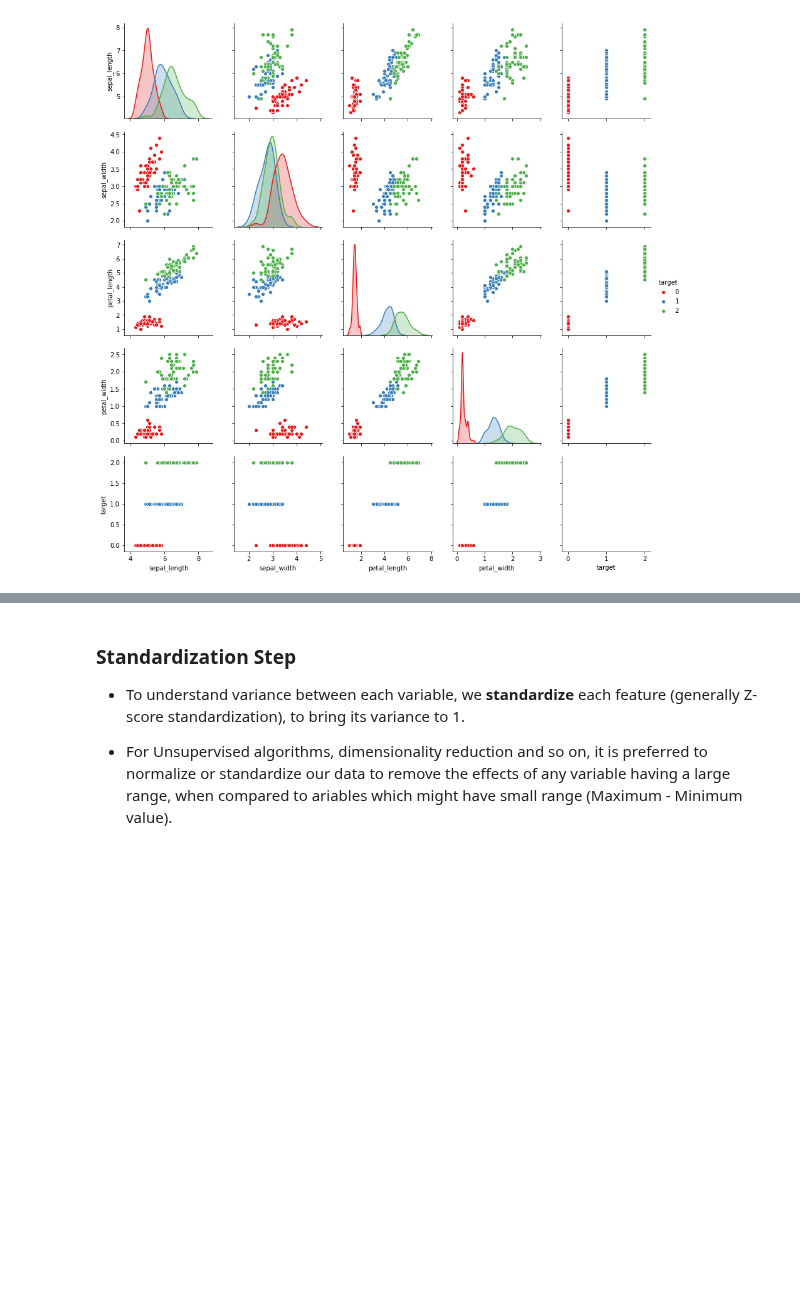
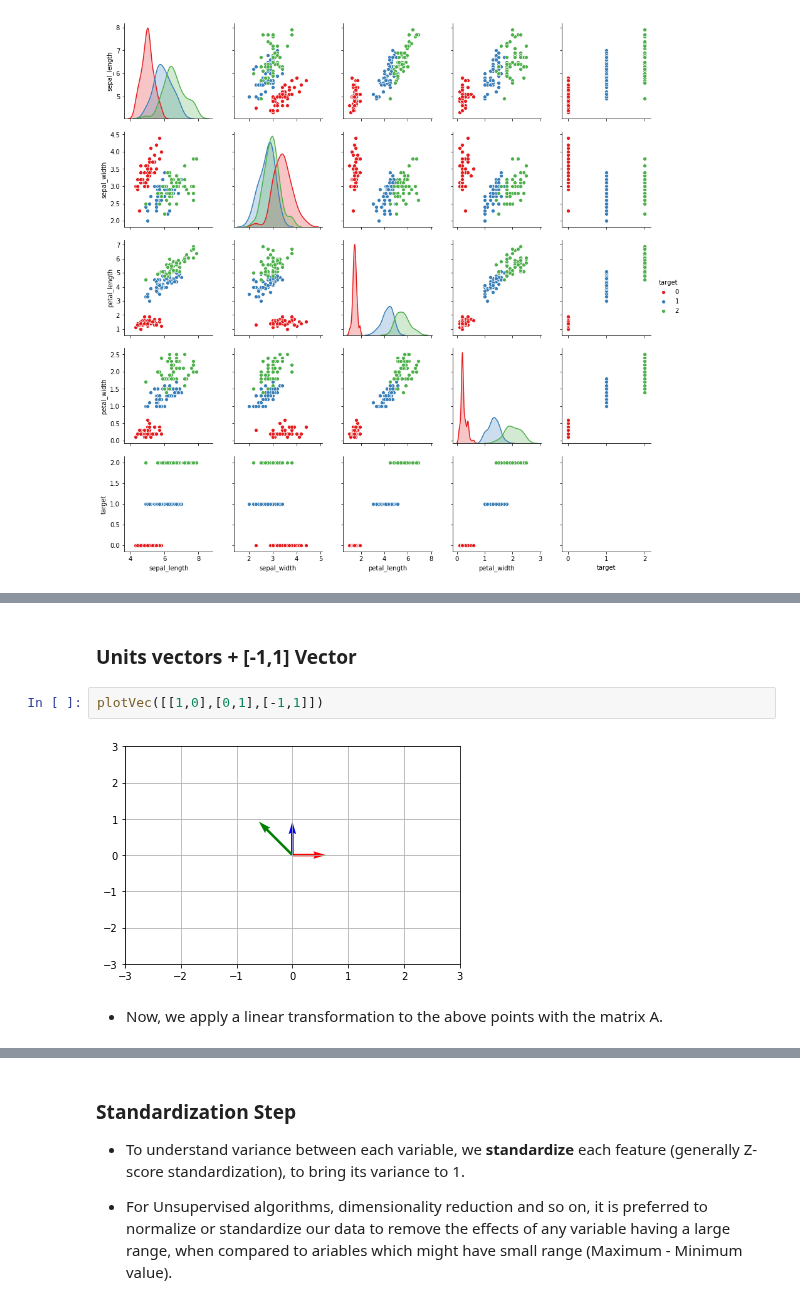
Before and after one commit to AdiVarma27/AdiVarma27.github.io, a Jupyter notebook: _jupyter/2019-04-27-PCA & Kernels, Swiss Army Knife of Data-Wrangling.ipynb, the cells around one changed output, grey strips where cells are left out. Cells and saved outputs as stored; diff of their text form; blank space fills up the shorter version.

```diff
--- a/_jupyter/2019-04-27-PCA & Kernels, Swiss Army Knife of Data-Wrangling.ipynb
+++ b/_jupyter/2019-04-27-PCA & Kernels, Swiss Army Knife of Data-Wrangling.ipynb
@@ -69,0 +119,8 @@ sns.pairplot(df_iris, hue='target', palette='Set1')
+# %% [markdown]
+### Units vectors + [-1,1] Vector
+# %%
+plotVec([[1,0],[0,1],[-1,1]])
+# %% [output]
+[figure, added]
+# %% [markdown]
+* Now, we apply a linear transformation to the above points with the matrix A.
```
Also changed, not shown: parts of 14 cells of this notebook.
